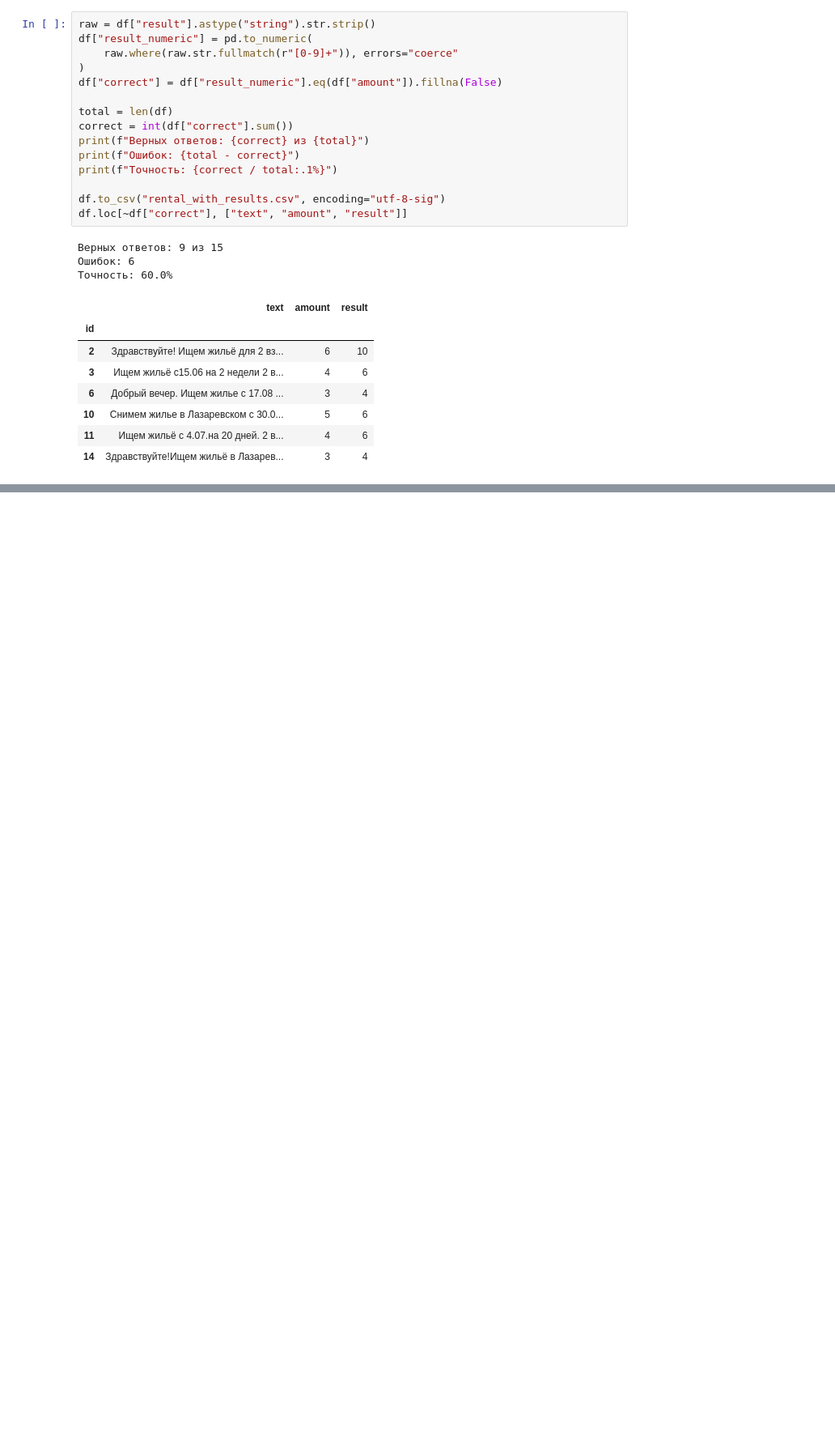
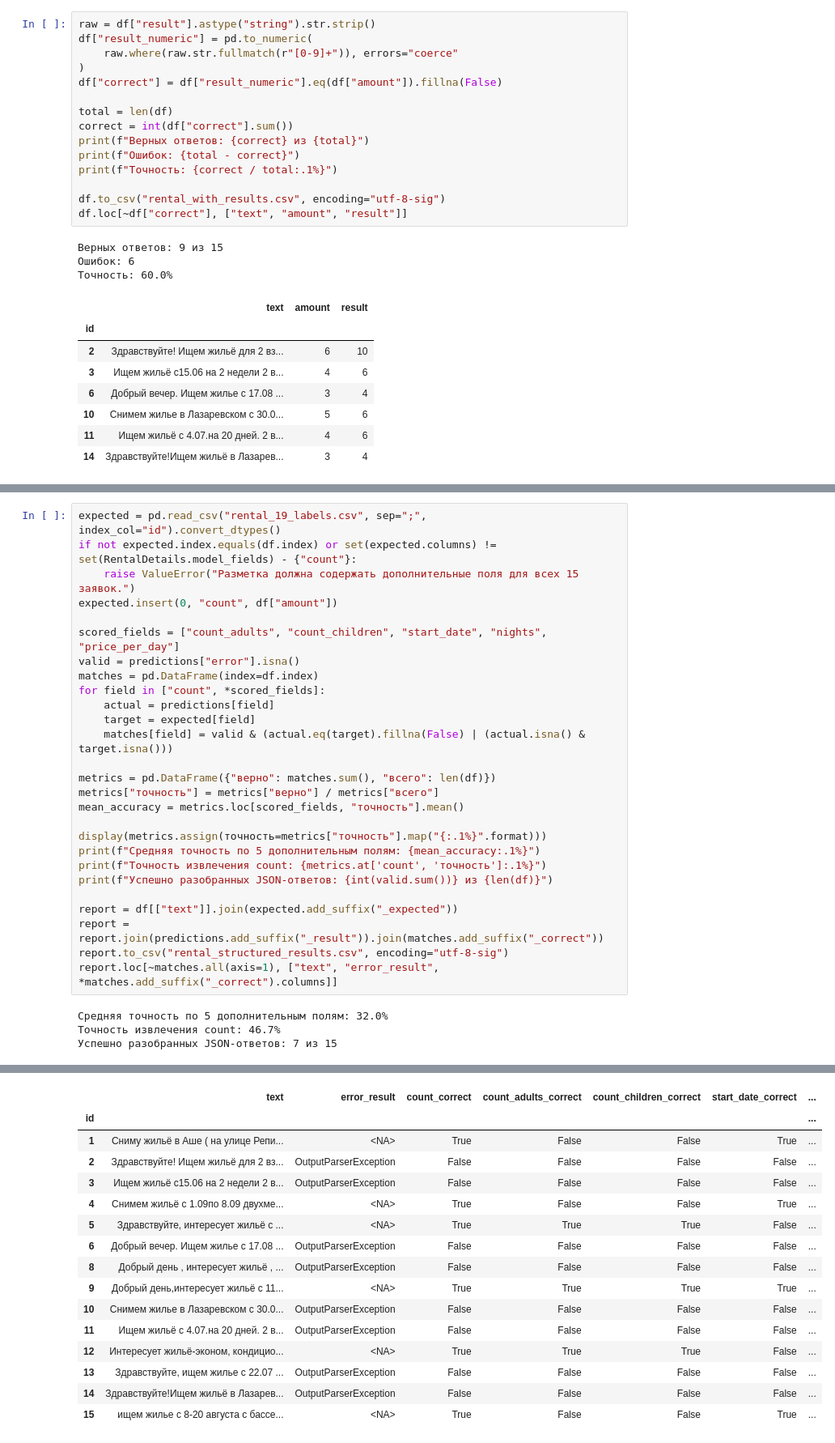
Before and after one commit to njlnu/intro-profession-poptsov, a Jupyter notebook: llm_work.ipynb, the cells around one changed output, grey strips where cells are left out. Shown at 81% size. Cells and saved outputs as stored; diff of their text form; blank space fills up the shorter version.

```diff
--- a/llm_work.ipynb
+++ b/llm_work.ipynb
@@ -149,0 +279,31 @@ df.loc[~df["correct"], ["text", "amount", "result"]]
+# %%
+expected = pd.read_csv("rental_19_labels.csv", sep=";", index_col="id").convert_dtypes()
+if not expected.index.equals(df.index) or set(expected.columns) != set(RentalDetails.model_fields) - {"count"}:
+    raise ValueError("Разметка должна содержать дополнительные поля для всех 15 заявок.")
+expected.insert(0, "count", df["amount"])
+
+scored_fields = ["count_adults", "count_children", "start_date", "nights", "price_per_day"]
+valid = predictions["error"].isna()
+matches = pd.DataFrame(index=df.index)
+for field in ["count", *scored_fields]:
+    actual = predictions[field]
+    target = expected[field]
+    matches[field] = valid & (actual.eq(target).fillna(False) | (actual.isna() & target.isna()))
+
+metrics = pd.DataFrame({"верно": matches.sum(), "всего": len(df)})
+metrics["точность"] = metrics["верно"] / metrics["всего"]
+mean_accuracy = metrics.loc[scored_fields, "точность"].mean()
+
+display(metrics.assign(точность=metrics["точность"].map("{:.1%}".format)))
+print(f"Средняя точность по 5 дополнительным полям: {mean_accuracy:.1%}")
+print(f"Точность извлечения count: {metrics.at['count', 'точность']:.1%}")
+print(f"Успешно разобранных JSON-ответов: {int(valid.sum())} из {len(df)}")
+
+report = df[["text"]].join(expected.add_suffix("_expected"))
+report = report.join(predictions.add_suffix("_result")).join(matches.add_suffix("_correct"))
+report.to_csv("rental_structured_results.csv", encoding="utf-8-sig")
+report.loc[~matches.all(axis=1), ["text", "error_result", *matches.add_suffix("_correct").columns]]
+# %% [output]
+Средняя точность по 5 дополнительным полям: 32.0%
+Точность извлечения count: 46.7%
+Успешно разобранных JSON-ответов: 7 из 15
@@ -149,0 +317,16 @@ df.loc[~df["correct"], ["text", "amount", "result"]]
+|  | text | error_result | count_correct | count_adults_correct | count_children_correct | start_date_correct | ... |
+| id |  |  |  |  |  |  | ... |
+| 1 | Сниму жильё в Аше ( на улице Репи... | <NA> | True | False | False | True | ... |
+| 2 | Здравствуйте! Ищем жильё для 2 вз... | OutputParserException | False | False | False | False | ... |
+| 3 | Ищем жильё с15.06 на 2 недели 2 в... | OutputParserException | False | False | False | False | ... |
+| 4 | Снимем жильё с 1.09по 8.09 двухме... | <NA> | True | False | False | True | ... |
+| 5 | Здравствуйте, интересует жильё с ... | <NA> | True | True | True | False | ... |
+| 6 | Добрый вечер. Ищем жилье с 17.08 ... | OutputParserException | False | False | False | False | ... |
+| 8 | Добрый день , интересует жильё , ... | OutputParserException | False | False | False | False | ... |
+| 9 | Добрый день,интересует жильё с 11... | <NA> | True | True | True | True | ... |
+| 10 | Снимем жилье в Лазаревском с 30.0... | OutputParserException | False | False | False | False | ... |
+| 11 | Ищем жильё с 4.07.на 20 дней. 2 в... | OutputParserException | False | False | False | False | ... |
+| 12 | Интересует жильё-эконом, кондицио... | <NA> | True | True | True | False | ... |
+| 13 | Здравствуйте, ищем жилье с 22.07 ... | OutputParserException | False | False | False | False | ... |
+| 14 | Здравствуйте!Ищем жильё в Лазарев... | OutputParserException | False | False | False | False | ... |
+| 15 | ищем жилье с 8-20 августа с бассе... | <NA> | True | False | False | True | ... |
```
Also changed, not shown: parts of 10 cells of this notebook, 2 other files.
